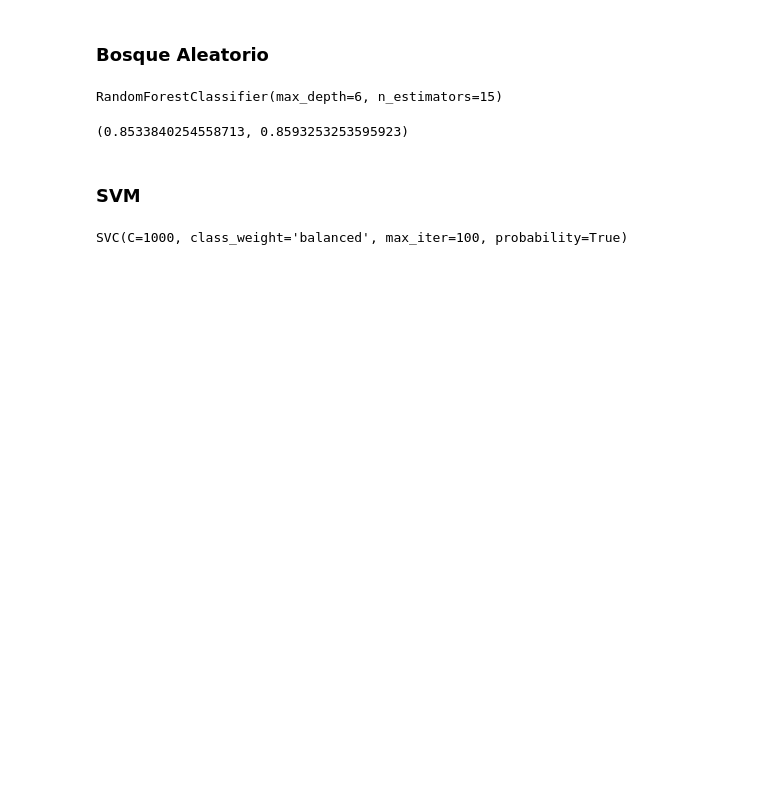
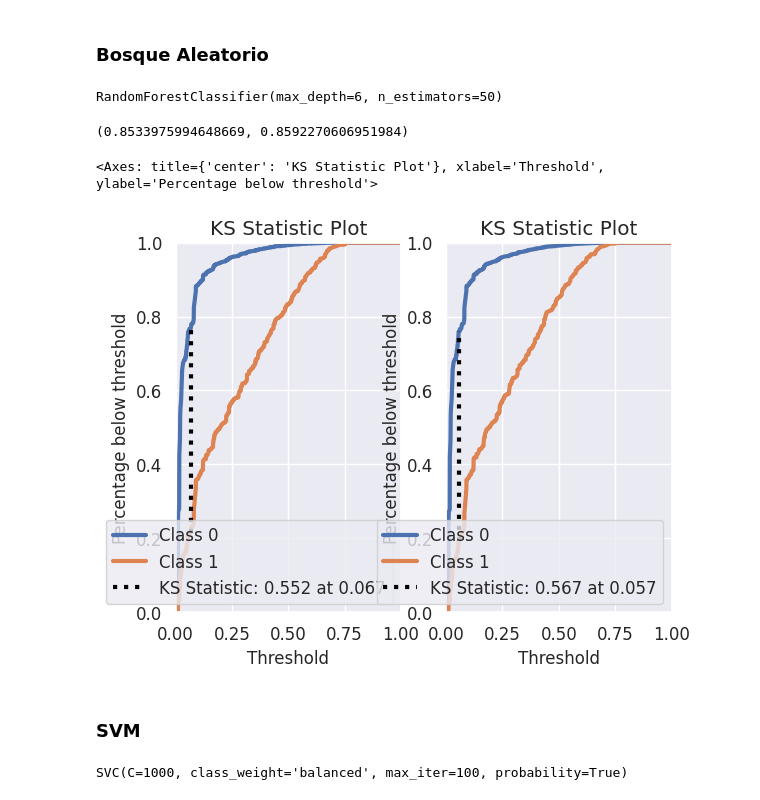
Before and after one commit to alesm99/credit_scoring, a Jupyter notebook: GiveMeSomeCredit.ipynb, the cells around one changed output. Saved outputs shown, nothing was run; the diff lists cells and outputs as text; code cells hidden in the pictures; blank space fills up the shorter version.

```diff
--- a/GiveMeSomeCredit.ipynb
+++ b/GiveMeSomeCredit.ipynb
@@ -668,17 +675,24 @@ roc_auc_score(train['SeriousDlqin2yrs'],best_mlp.predict_proba(train[vars_woe])[
 ### Bosque Aleatorio
 # %%
 forest=RandomForestClassifier()
-grid_forest={'n_estimators':[5,7,9,11,13,15],'max_depth':[4,5,6,7,8,9,10]}
+grid_forest={'n_estimators':[10,20,30,40,50],'max_depth':[4,5,6,7,8,9,10]}
 grid_forest=GridSearchCV(forest,grid_forest,scoring='roc_auc',n_jobs=-1,cv=3)
 grid_forest.fit(train[vars_woe],train['SeriousDlqin2yrs'])
 best_forest=grid_forest.best_estimator_
 best_forest
 # %% [output]
-RandomForestClassifier(max_depth=6, n_estimators=15)
+RandomForestClassifier(max_depth=6, n_estimators=50)
 # %%
 roc_auc_score(train['SeriousDlqin2yrs'],best_forest.predict_proba(train[vars_woe])[:,1]),roc_auc_score(test['SeriousDlqin2yrs'],best_forest.predict_proba(test[vars_woe])[:,1])
 # %% [output]
-(0.8533840254558713, 0.8593253253595923)
+(0.8533975994648669, 0.8592270606951984)
+# %%
+fig,ax=plt.subplots(1,2)
+plot_ks_statistic(train['SeriousDlqin2yrs'],best_forest.predict_proba(train[vars_woe]),ax=ax[0])
+plot_ks_statistic(test['SeriousDlqin2yrs'],best_forest.predict_proba(test[vars_woe]),ax=ax[1])
+# %% [output]
+<Axes: title={'center': 'KS Statistic Plot'}, xlabel='Threshold', ylabel='Percentage below threshold'>
+[figure, added]
 # %% [markdown]
 ### SVM
 # %%
```
Also changed, not shown: parts of 14 cells of this notebook.
